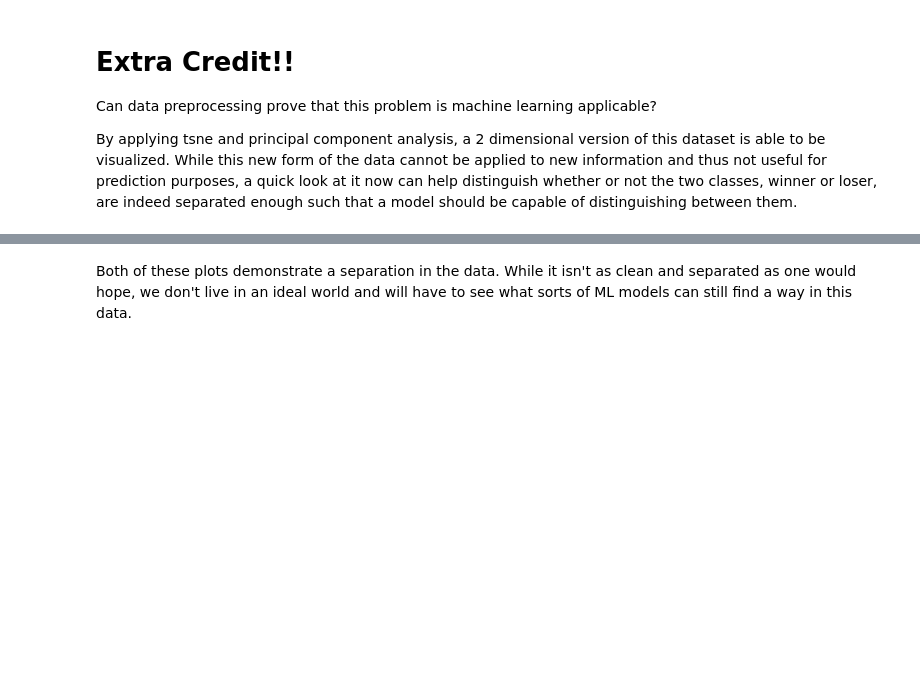
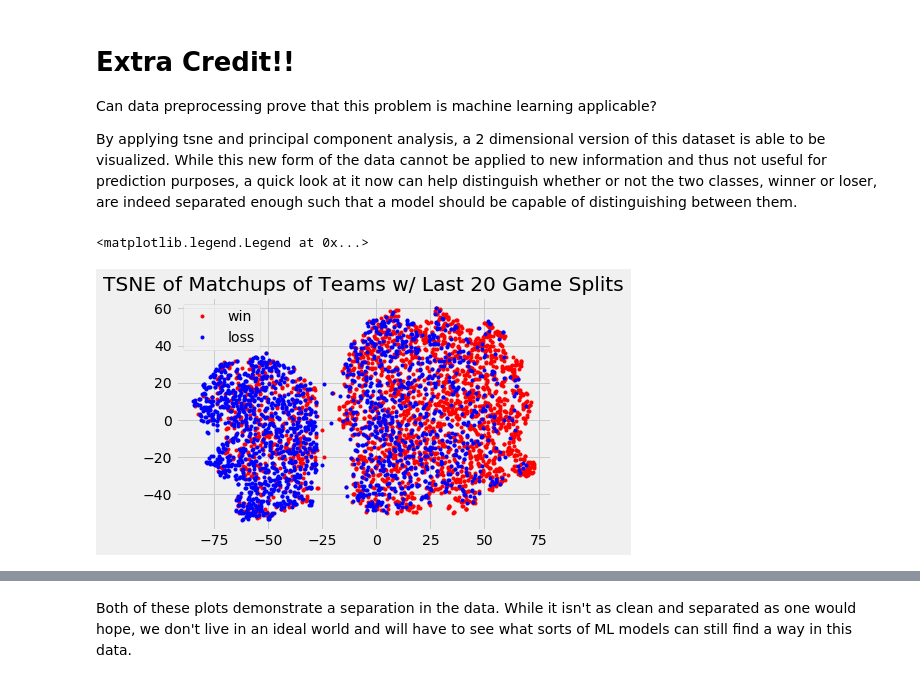
Before and after one commit to nkasmanoff/NBA-Predictions, a Jupyter notebook: splits_optimizer/Create ML Dataset.ipynb, the cells around one changed output, grey strips where cells are left out. Saved outputs shown, nothing was run; the diff lists cells and outputs as text; code cells hidden in the pictures; blank space fills up the shorter version.

```diff
--- a/splits_optimizer/Create ML Dataset.ipynb
+++ b/splits_optimizer/Create ML Dataset.ipynb
@@ -170,7 +170,7 @@ def create_dataset(data,ngames):
 
     return df
 # %%
-nba_df = create_dataset(data,30)
+nba_df = create_dataset(data,20)
 # %% [output]
 A value is trying to be set on a copy of a slice from a DataFrame.
 Try using .loc[row_indexer,col_indexer] = value instead
@@ -225,9 +225,12 @@ import matplotlib.pyplot as plt
 %matplotlib inline
 plt.style.use('fivethirtyeight')
 # %%
-plt.title('TSNE of Matchups of Teams w/ Last 30 Game Splits')
+plt.title('TSNE of Matchups of Teams w/ Last 20 Game Splits')
 plt.plot(home_team_wins_tsne[:,0],home_team_wins_tsne[:,1],'r.',label = 'win')
 
 plt.plot(home_team_loses_tsne[:,0],home_team_loses_tsne[:,1],'b.',label = 'loss')
 plt.legend()
+# %% [output]
+<matplotlib.legend.Legend at 0x...>
+[figure, added]
 # %%
```
Also changed, not shown: parts of 3 cells of this notebook, 10 other files.
